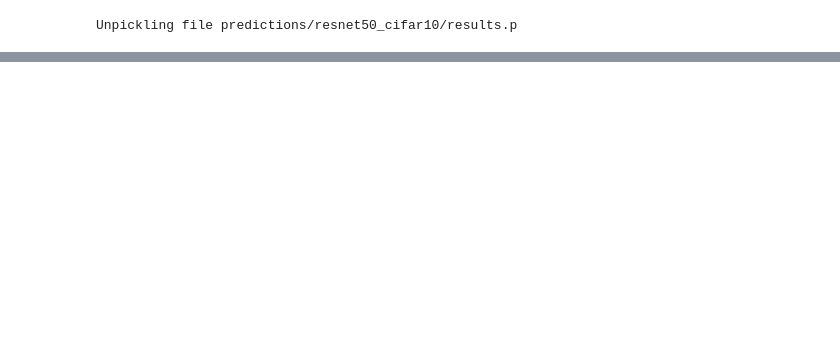
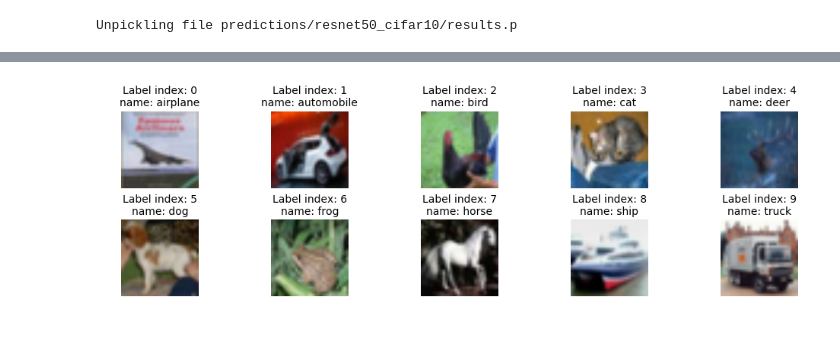
Before and after one commit to kyle-dorman/bayesian-neural-network-blogpost, a Jupyter notebook: scratchwork.ipynb, the cells around one changed output, grey strips where cells are left out. Saved outputs shown, nothing was run; the diff lists cells and outputs as text; code cells hidden in the pictures; blank space fills up the shorter version.

```diff
--- a/scratchwork.ipynb
+++ b/scratchwork.ipynb
@@ -36,3 +37,22 @@ train_results[1]
+# %%
+categories = category_examples('cifar10')
+# %%
+def display_categories(categories):
+  f, axes = plt.subplots(int(len(categories)/5), 5, figsize=(10, 3))
+  f.tight_layout()
+
+  axes = np.reshape(axes, -1)
+
+  for i in range(len(axes)):
+    axes[i].imshow(categories[i]['example'])
+    axes[i].set_title('Label index: ' + str(categories[i]['label']) +
+    '\nname: '  + str(categories[i]['label_name']), fontsize=10)
+    axes[i].axis('off')
+  plt.savefig('blog_images/example_images.png')
+  plt.show()
+display_categories(categories)
+# %% [output]
+[figure, added]
 # %%
 def accuracy(results):
   return np.mean([x['is_correct'] for x in results])
```
Also changed, not shown: parts of 46 cells of this notebook, 22 other files.
